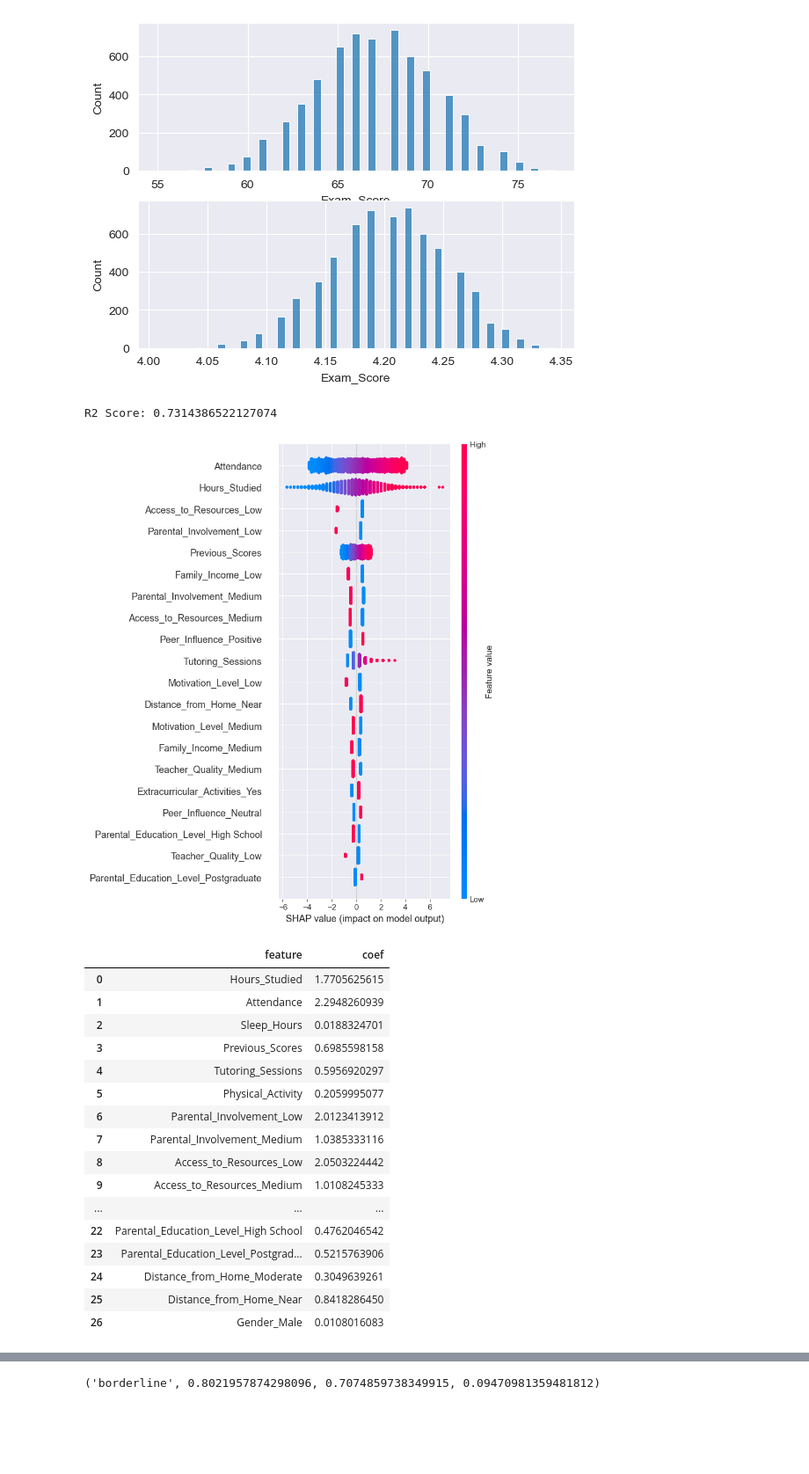
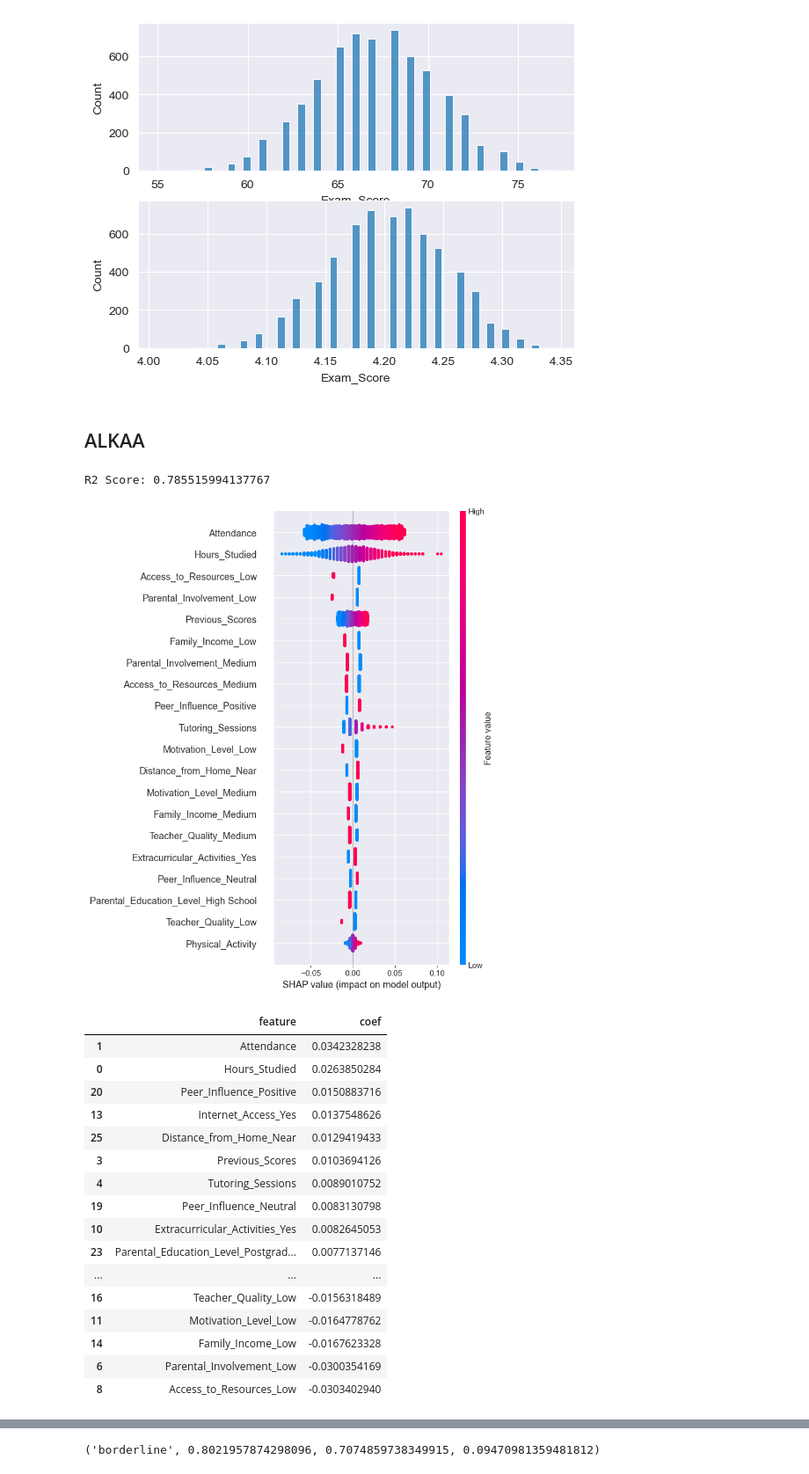
Before and after one commit to joona111/TIES4600, a Jupyter notebook: students.ipynb, the cells around one changed output, grey strips where cells are left out. Shown at 88% size. Drawn from its saved outputs; the diff is of its cells as text; code cells hidden in the pictures; blank space fills up the shorter version.

```diff
--- a/students.ipynb
+++ b/students.ipynb
@@ -27,7 +27,7 @@ def load_data():
     #X["outlier"] = np.where(X["Exam_Score"]>78,1,0)
     #X = X[X["outlier"]!=1].reset_index()
     #X.drop(columns=["outlier"],inplace=True)
-    X.drop(columns=["Distance_from_Home"])
+    #X.drop(columns=["Distance_from_Home","Gender"])
     #X = X[X["Exam_Score"] < 78]
     y = X["Exam_Score"]
     X.drop(columns=["Exam_Score"], inplace=True)
@@ -58,59 +58,63 @@ sns.histplot(np.log(y),ax=axs[1])
 # %% [output]
 <Axes: xlabel='Exam_Score', ylabel='Count'>
 [figure]
+# %% [markdown]
+
+## ALKAA
 # %%
 import shap
 X,y=load_data()
-#y = np.log(y)
+y = np.log(y)
 
 
 categorical_columns = X.select_dtypes(include="object").columns.tolist()
 numeric = X.select_dtypes(exclude="object").columns.tolist()
 encoder = OneHotEncoder(sparse_output=False,drop="first")
 encoded = encoder.fit_transform(X[categorical_columns])
 X.drop(columns=categorical_columns,inplace=True)
 encoded_names = encoder.get_feature_names_out()
 X = pd.concat(
     [X, pd.DataFrame(encoded, columns=encoded_names, index=X.index)],
     axis=1
 )
 scaler = StandardScaler()
 X[numeric] = scaler.fit_transform(X[numeric])
 
 X.columns = X.columns.astype(str)
 X,X_test,y,y_test = train_test_split(X,y,test_size=0.2,random_state=42)
 lm = LinearRegression()
 lm.fit(X,y)
 preds = lm.predict(X_test)
 r2 = r2_score(y_test,preds)
 print(f'R2 Score: {r2}')
 coefs = pd.DataFrame({"feature": X.columns, "coef": lm.coef_})
 
 explainer = shap.LinearExplainer(lm, X)
 shap_values = explainer(X)
 shap.summary_plot(shap_values)
 
+coefs.sort_values(by="coef",ascending=False,inplace=True)
 coefs
 # %% [output]
-R2 Score: 0.7314386522127074
+R2 Score: 0.785515994137767
-[figure, old version]
+[figure, new version]
 |  | feature | coef |
-| 0 | Hours_Studied | 1.7705625615 |
-| 1 | Attendance | 2.2948260939 |
-| 2 | Sleep_Hours | 0.0188324701 |
-| 3 | Previous_Scores | 0.6985598158 |
-| 4 | Tutoring_Sessions | 0.5956920297 |
-| 5 | Physical_Activity | 0.2059995077 |
-| 6 | Parental_Involvement_Low | 2.0123413912 |
-| 7 | Parental_Involvement_Medium | 1.0385333116 |
-| 8 | Access_to_Resources_Low | 2.0503224442 |
-| 9 | Access_to_Resources_Medium | 1.0108245333 |
+| 1 | Attendance | 0.0342328238 |
+| 0 | Hours_Studied | 0.0263850284 |
+| 20 | Peer_Influence_Positive | 0.0150883716 |
+| 13 | Internet_Access_Yes | 0.0137548626 |
+| 25 | Distance_from_Home_Near | 0.0129419433 |
+| 3 | Previous_Scores | 0.0103694126 |
+| 4 | Tutoring_Sessions | 0.0089010752 |
+| 19 | Peer_Influence_Neutral | 0.0083130798 |
+| 10 | Extracurricular_Activities_Yes | 0.0082645053 |
+| 23 | Parental_Education_Level_Postgrad... | 0.0077137146 |
 | ... | ... | ... |
-| 22 | Parental_Education_Level_High School | 0.4762046542 |
-| 23 | Parental_Education_Level_Postgrad... | 0.5215763906 |
-| 24 | Distance_from_Home_Moderate | 0.3049639261 |
-| 25 | Distance_from_Home_Near | 0.8418286450 |
-| 26 | Gender_Male | 0.0108016083 |
+| 16 | Teacher_Quality_Low | -0.0156318489 |
+| 11 | Motivation_Level_Low | -0.0164778762 |
+| 14 | Family_Income_Low | -0.0167623328 |
+| 6 | Parental_Involvement_Low | -0.0300354169 |
+| 8 | Access_to_Resources_Low | -0.0303402940 |
 # %%
 from sklearn.compose import ColumnTransformer
 from sklearn.pipeline import Pipeline
```
Also changed, not shown: parts of 2 cells of this notebook.
